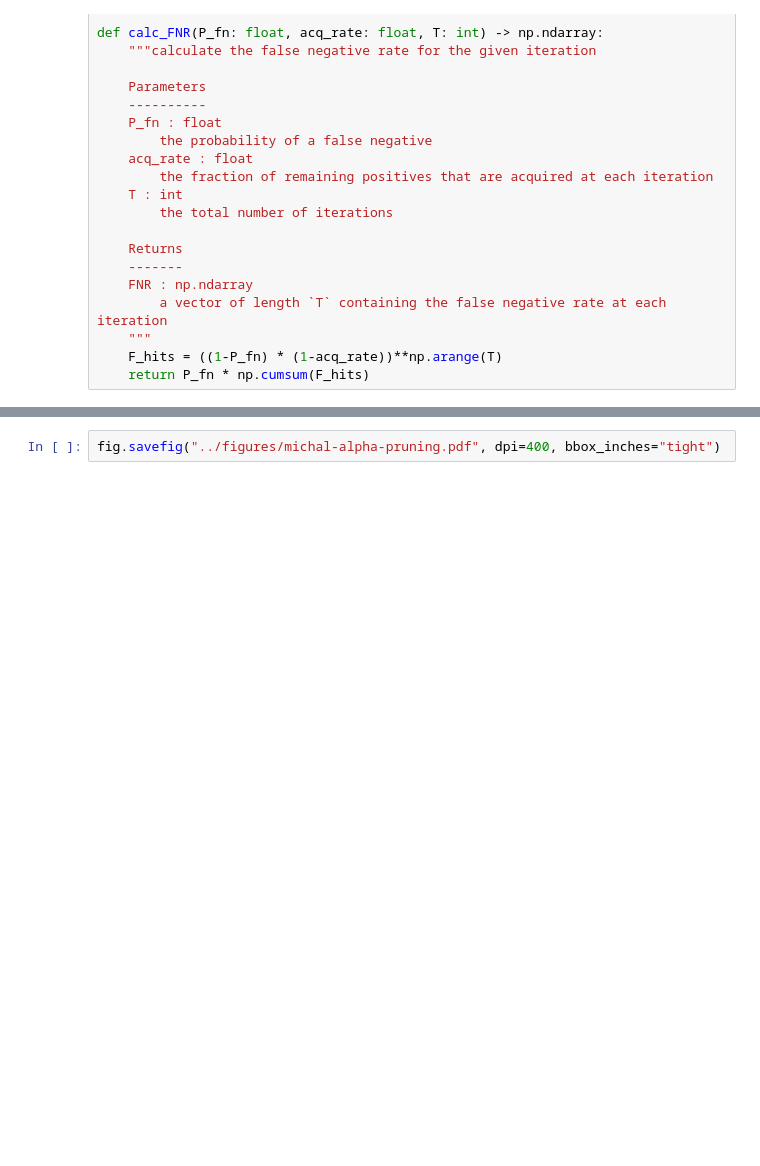
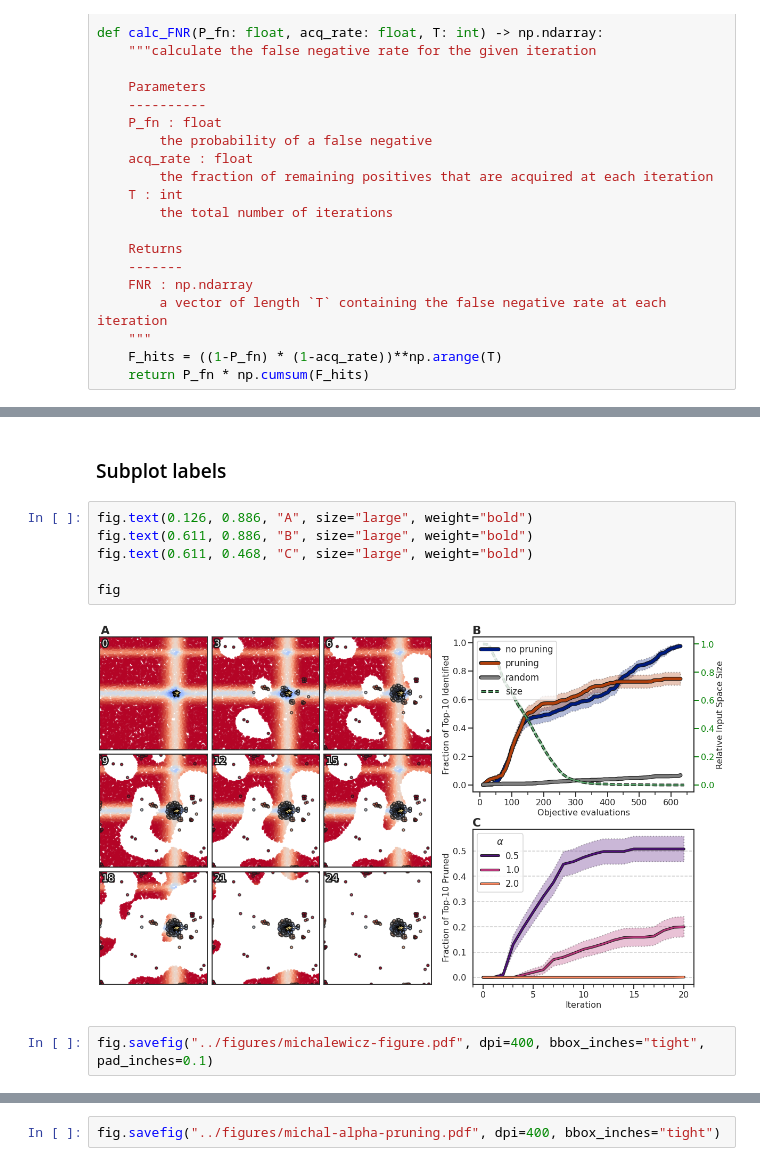
Before and after one commit to coleygroup/dsp, a Jupyter notebook: notebooks/figs.ipynb, the cells around one changed output, grey strips where cells are left out. Drawn from its saved outputs; the diff is of its cells as text; blank space fills up the shorter version.

```diff
--- a/notebooks/figs.ipynb
+++ b/notebooks/figs.ipynb
@@ -385,0 +528,12 @@ def calc_FNR(P_fn: float, acq_rate: float, T: int) -> np.ndarray:
+# %% [markdown]
+### Subplot labels
+# %%
+fig.text(0.126, 0.886, "A", size="large", weight="bold")
+fig.text(0.611, 0.886, "B", size="large", weight="bold")
+fig.text(0.611, 0.468, "C", size="large", weight="bold")
+
+fig
+# %% [output]
+[figure, added]
+# %%
+fig.savefig("../figures/michalewicz-figure.pdf", dpi=400, bbox_inches="tight", pad_inches=0.1)
```
Also changed, not shown: parts of 32 cells of this notebook.
